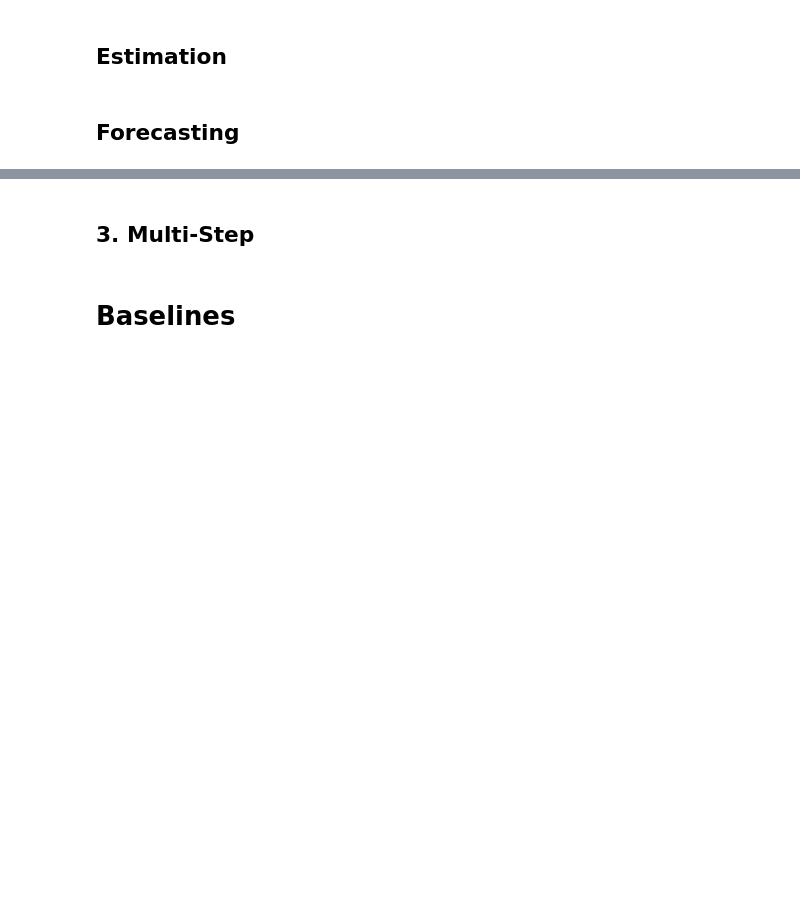
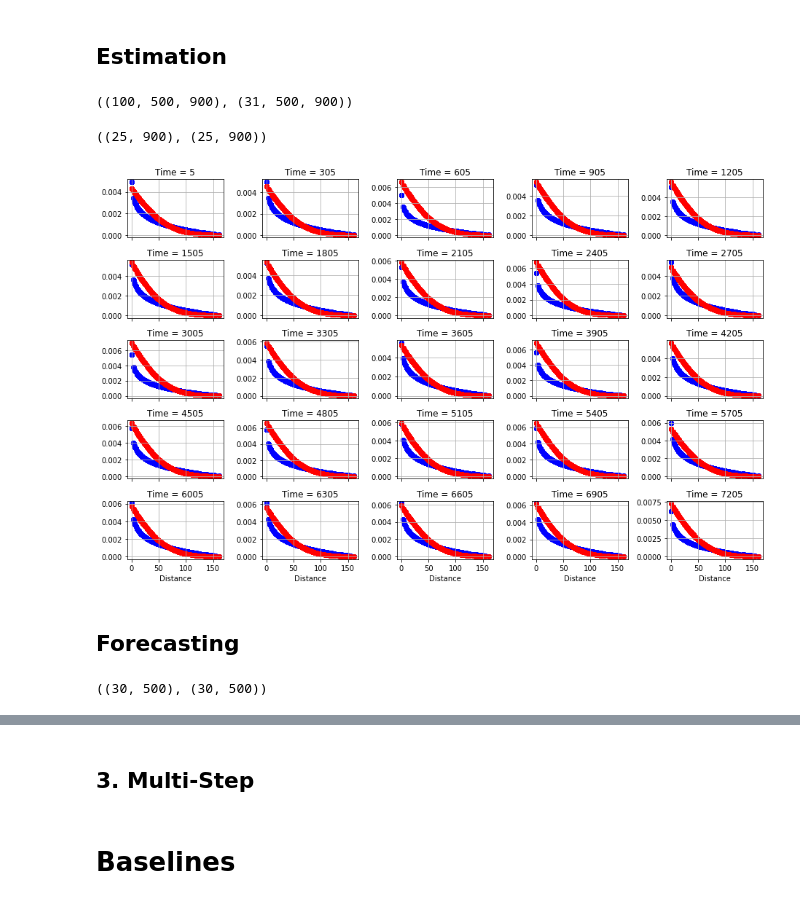
Before and after one commit to isVy08/ESTF, a Jupyter notebook: viz.ipynb, the cells around one changed output, grey strips where cells are left out. Drawn from its saved outputs; the diff is of its cells as text; code cells hidden in the pictures; blank space fills up the shorter version.

```diff
--- a/viz.ipynb
+++ b/viz.ipynb
@@ -41,15 +41,15 @@ def read_data_from_csv(data_path):
     X = df.iloc[:, 1:].to_numpy()
     return X
 # %%
-def plot_sf(d, F, F_hat, nrow=5, ncol=5, to_=None, figsize=(10,8), step=10, add=0, path=None):
+def plot_sf(d, F, F_hat, nrow=5, ncol=5, figsize=(10,8), step=10, add=0, path=None):
     fig, axs = plt.subplots(nrow, ncol, figsize=figsize, sharex=True)
-    if to_ is None:
-        to_ = F.shape[0]
+
     i = 0
     for r in range(nrow):
         for c in range(ncol):
-            axs[r,c].scatter(d[:to_], F[i, :to_,], c='b', label='Actual SF')
-            axs[r,c].scatter(d[:to_], F_hat[i, :to_,], c='r', label='Estimated SF')
+            idx = np.argwhere(F_hat[i, ] > 0)
+            axs[r,c].scatter(d[idx,], F[i, idx], c='b', label='Actual SF')
+            axs[r,c].scatter(d[idx,], F_hat[i, idx], c='r', label='Estimated SF')
             axs[r,c].title.set_text(f'Time = {i *step + add}')
             axs[r,c].grid()
             i += 1
@@ -207,7 +205,8 @@ np.save(f'data/{dataset}/csv/F.npy', F)
 F_hats = []
 actual, forecast = [], []
 for i in range(31):
-    out = load_pickle(f'output/nst_sim/out{i}.pickle')
+#     out = load_pickle(f'output/nst_sim/out{i}.pickle')
+    out = load_pickle(f'output/test/out{i}.pickle')
     f = out[2].transpose()
     F_hats.append(f)
     actual.append(out[0])
@@ -217,20 +216,28 @@ actual = np.stack(actual, 0)
 forecast = np.stack(forecast, 0)
 # %%
 F.shape, F_hats.shape
+# %% [output]
+((100, 500, 900), (31, 500, 900))
 # %%
 idx = range(300, 400, 4)
-F_agg = F[:4, idx, :].mean(0)
+F_agg = F[:31, idx, :].mean(0)
 F_hat_agg = F_hats[:, idx, :].mean(0)
 F_agg.shape, F_hat_agg.shape
+# %% [output]
+((25, 900), (25, 900))
 # %%
 # plot_sf(d, F_agg, F_hat_agg, 4, 5, 900, (13, 6), 5, 300, 'viz/nst_sim/shape_function.pdf')
-plot_sf(d, F_agg, F_hat_agg, 5, 5, 900, (13, 8), 5, 300, None)
+plot_sf(d, F_agg, F_hat_agg, 5, 5, (13, 8), 300, 5, None)
+# %% [output]
+[figure, added]
 # %% [markdown]
 ## Forecasting
 # %%
 actual = actual.mean(0)
 forecast = forecast.mean(0)
 actual.shape, forecast.shape
+# %% [output]
+((30, 500), (30, 500))
 # %%
 l = 8
 plt.figure(figsize=(8,5))
```
Also changed, not shown: parts of 10 cells of this notebook, 5 other files.
